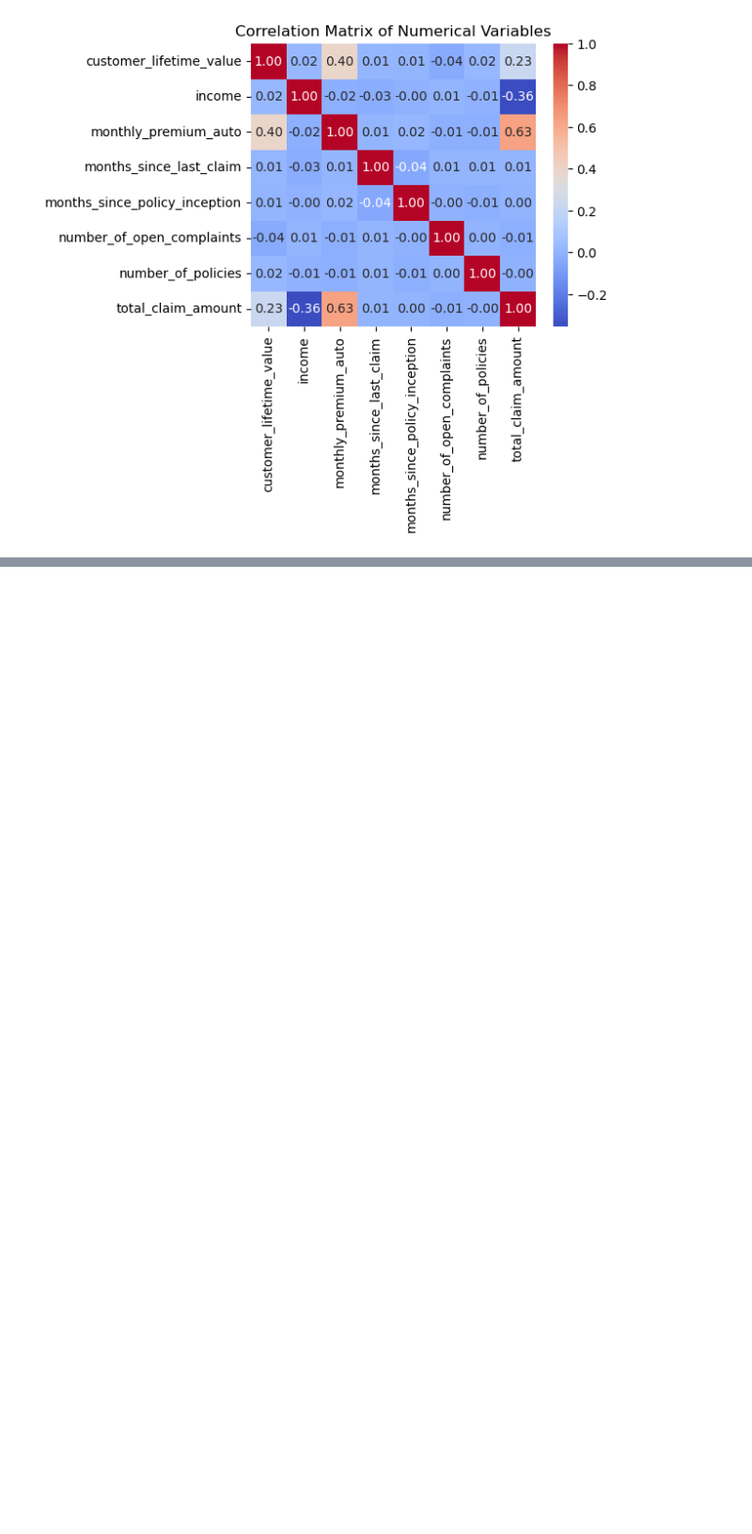
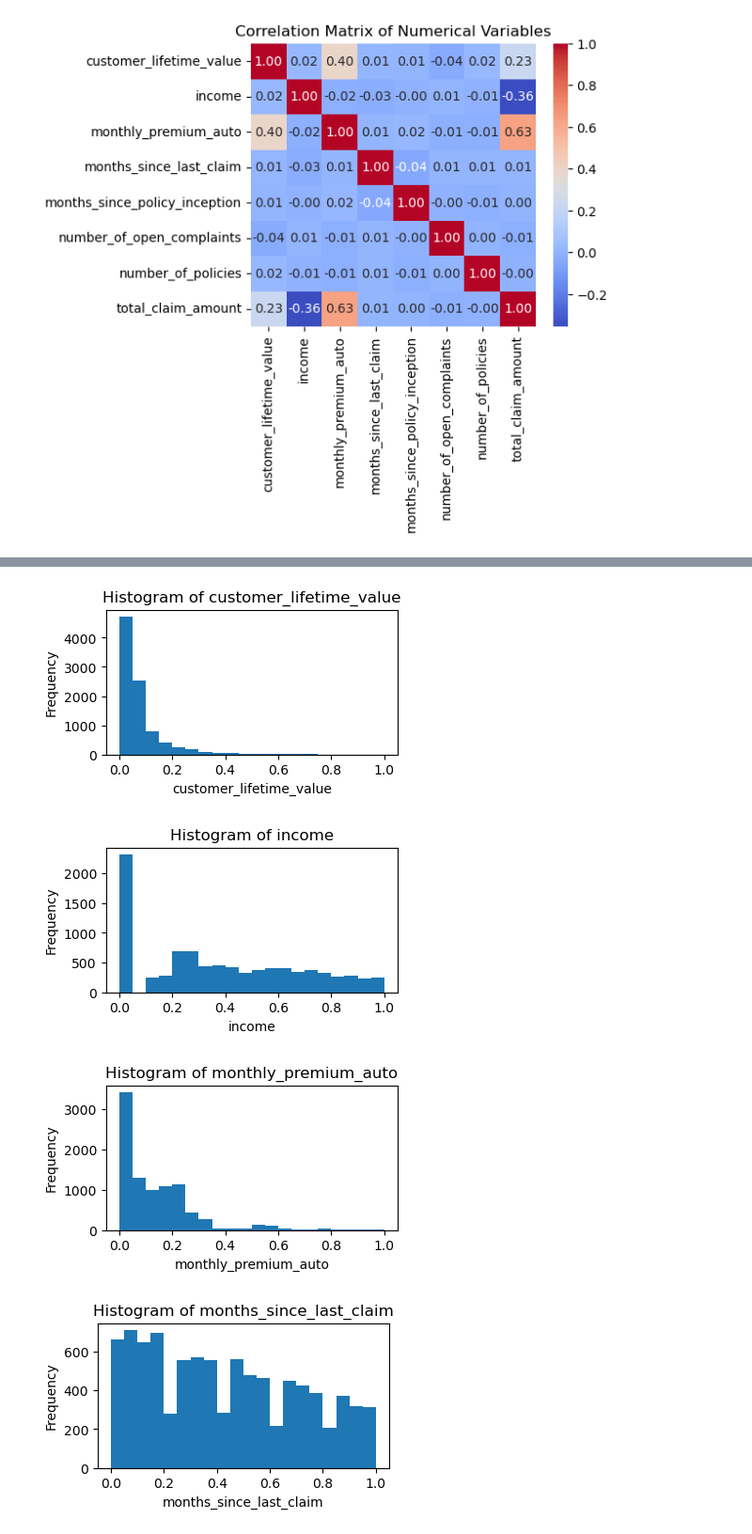
Before and after one commit to lilitrdavidyan/lab-customer-analysis-round-4, a Jupyter notebook: lab-customer-analysis-round-4.ipynb, the cells around one changed output, grey strips where cells are left out. Shown at 94% size. Cells and saved outputs as stored; diff of their text form; code cells hidden in the pictures; blank space fills up the shorter version.

```diff
--- a/lab-customer-analysis-round-4.ipynb
+++ b/lab-customer-analysis-round-4.ipynb
@@ -243,0 +252,3 @@ plt.show()
+# %%
+X = num_data.drop('total_claim_amount', axis=1)  # Features (all columns except 'total_claim_amount')
+y = num_data['total_claim_amount']  # Target variable ('total_claim_amount')
@@ -243,0 +294,8 @@ plt.show()
+# %%
+from sklearn.preprocessing import MinMaxScaler
+
+scaler = MinMaxScaler()
+x_normalized = scaler.fit_transform(X)
+print(x_normalized.shape)
+X = pd.DataFrame(x_normalized, columns=X.columns)
+X.head()
@@ -243,0 +321,14 @@ plt.show()
+# %%
+# Plot a histogram to visualize the distribution of the numerical variables
+for col in X:
+    plt.figure(figsize=(4, 2))
+    plt.hist(X[col], bins=20)
+    plt.title(f'Histogram of {col}')
+    plt.xlabel(col)
+    plt.ylabel('Frequency')
+    plt.show()
+# %% [output]
+[figure, added]
+[figure, added]
+[figure, added]
+[figure, added]
```
Also changed, not shown: parts of 9 cells of this notebook.
